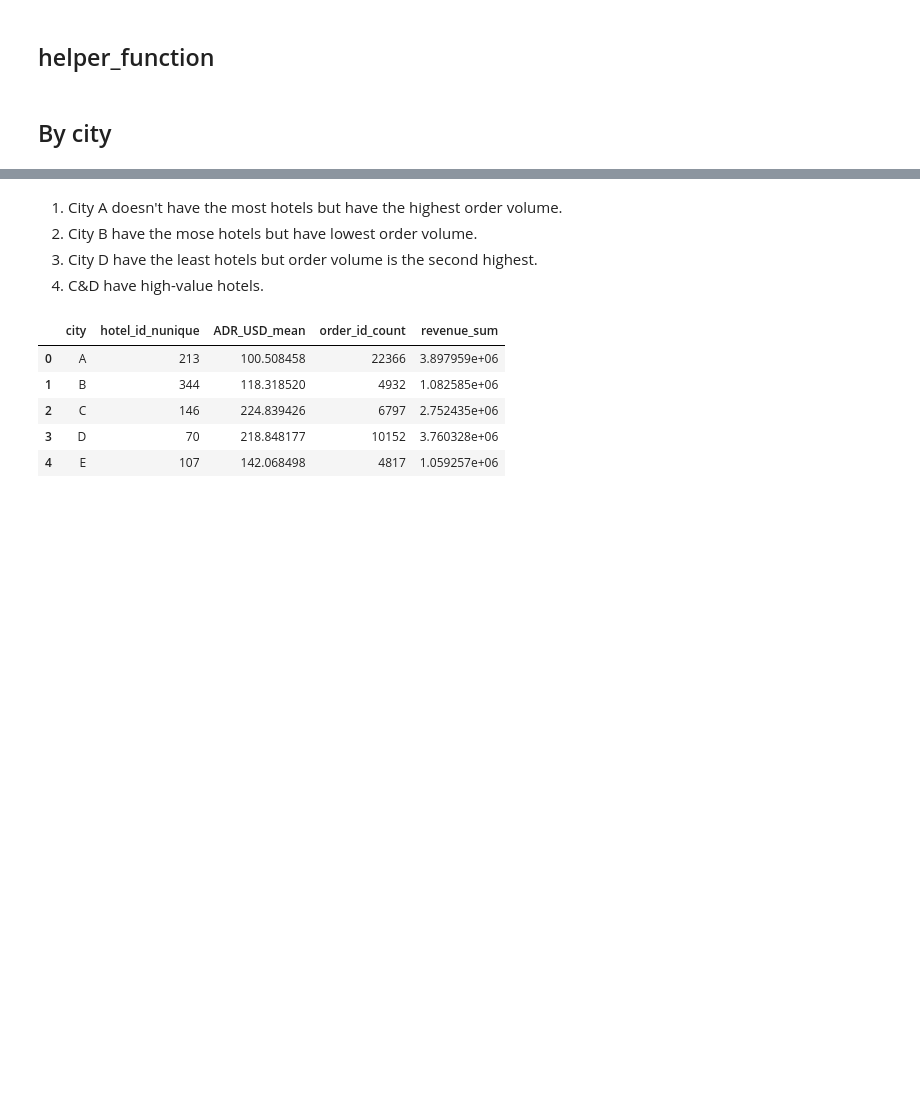
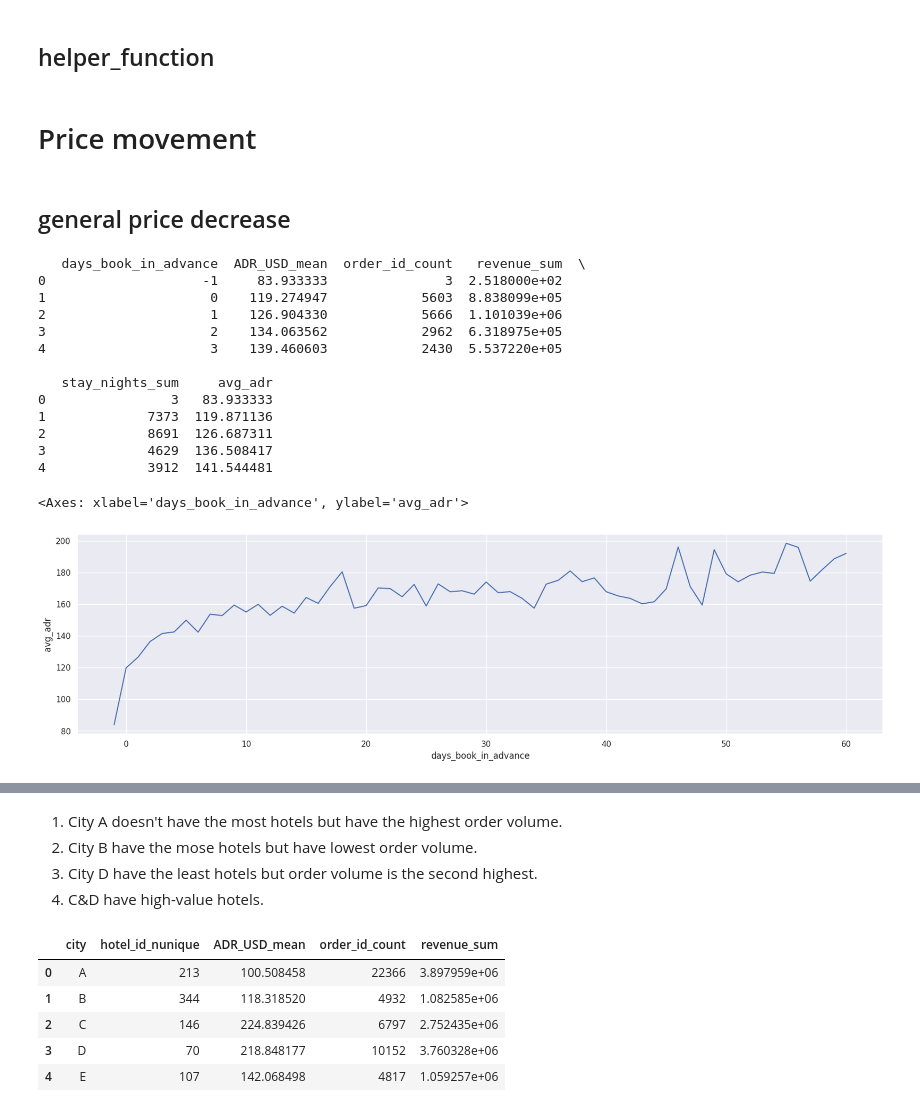
Before and after one commit to heimmer/profile, a Jupyter notebook: Case_Study.ipynb, the cells around one changed output, grey strips where cells are left out. Drawn from its saved outputs; the diff is of its cells as text; code cells hidden in the pictures; blank space fills up the shorter version.

```diff
--- a/Case_Study.ipynb
+++ b/Case_Study.ipynb
@@ -140,4 +171,37 @@ def agg_func(df,groupby,agg,subgroup_pct=None):
       agg_df['{}_{}_pct'.format(key,value)] = agg_df['{}_{}'.format(key,value)] / agg_df.groupby(subgroup_pct['group'])['{}_{}'.format(key,value)].transform('sum')
     return agg_df
-# %% [markdown]
-## By city
+# %% [markdown]
+# Price movement
+# %% [markdown]
+## general price decrease
+# %%
+groupby = ['days_book_in_advance']
+agg = {
+    'ADR_USD':'mean'
+    ,'order_id':'count'
+    ,'revenue':'sum'
+    ,'stay_nights':'sum'
+}
+
+cohort = agg_func(all_df,groupby,agg)
+# cohort.pivot(index='weeks_book_in_advance',colunm='city',values='')
+cohort['avg_adr']=cohort['revenue_sum']/cohort['stay_nights_sum']
+print(cohort.head())
+
+sns.lineplot(data=cohort,x='days_book_in_advance',y='avg_adr')
+# %% [output]
+   days_book_in_advance  ADR_USD_mean  order_id_count   revenue_sum  \
+0                    -1     83.933333               3  2.518000e+02
+1                     0    119.274947            5603  8.838099e+05
+2                     1    126.904330            5666  1.101039e+06
+3                     2    134.063562            2962  6.318975e+05
+4                     3    139.460603            2430  5.537220e+05
+
+   stay_nights_sum     avg_adr
+0                3   83.933333
+1             7373  119.871136
+2             8691  126.687311
+3             4629  136.508417
+4             3912  141.544481
+<Axes: xlabel='days_book_in_advance', ylabel='avg_adr'>
+[figure, added]
```
Also changed, not shown: parts of 49 cells of this notebook.
